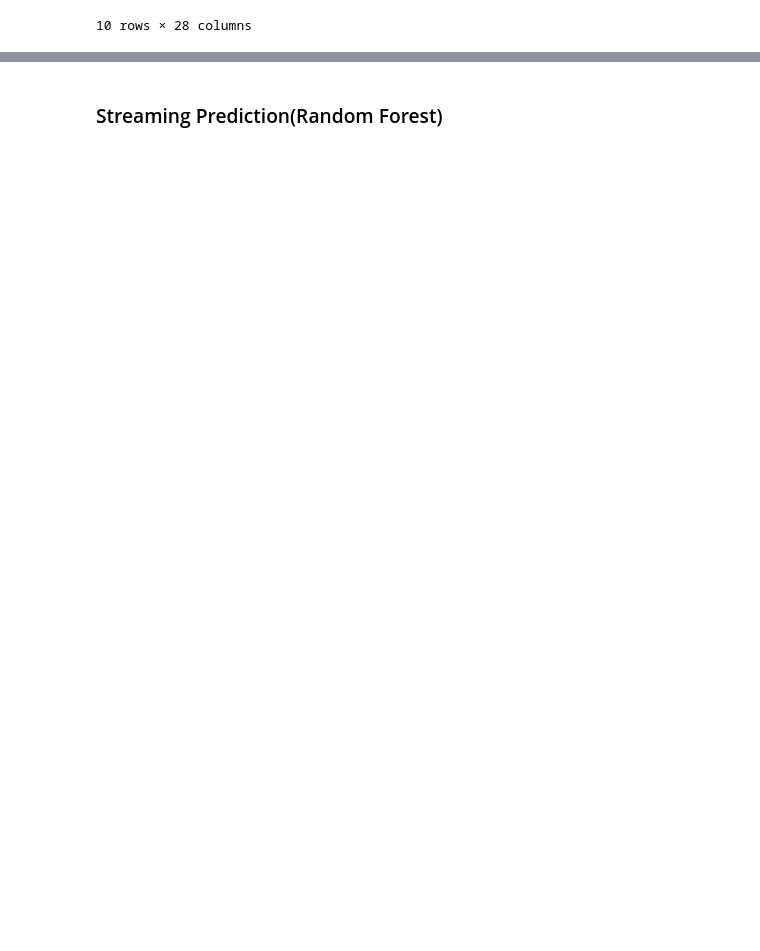
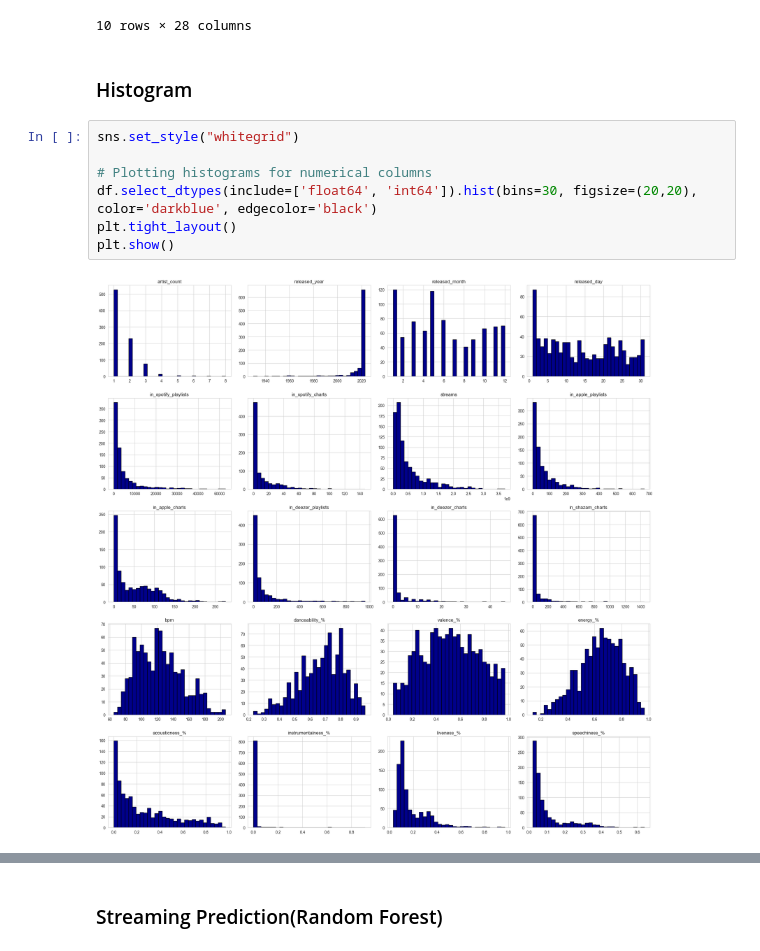
Before and after one commit to SandroSolaqa/MLearnig, a Jupyter notebook: notebook/Untitled.ipynb, the cells around one changed output, grey strips where cells are left out. Drawn from its saved outputs; the diff is of its cells as text; blank space fills up the shorter version.

Commit message:
added histogram and correlation matrix

```diff
--- a/notebook/Untitled.ipynb
+++ b/notebook/Untitled.ipynb
@@ -224,3 +224,14 @@ df.head(10)
 | 8 | fukumean | Gunna | 1 | 2023 | 5 | 15 | ... |
 | 9 | La Bebe - Remix | Peso Pluma, Yng Lvcas | 2 | 2023 | 3 | 17 | ... |
 10 rows × 28 columns
+# %% [markdown]
+### Histogram
+# %%
+sns.set_style("whitegrid")
+
+# Plotting histograms for numerical columns
+df.select_dtypes(include=['float64', 'int64']).hist(bins=30, figsize=(20,20), color='darkblue', edgecolor='black')
+plt.tight_layout()
+plt.show()
+# %% [output]
+[figure, added]
```
Also changed, not shown: parts of 13 cells of this notebook.
